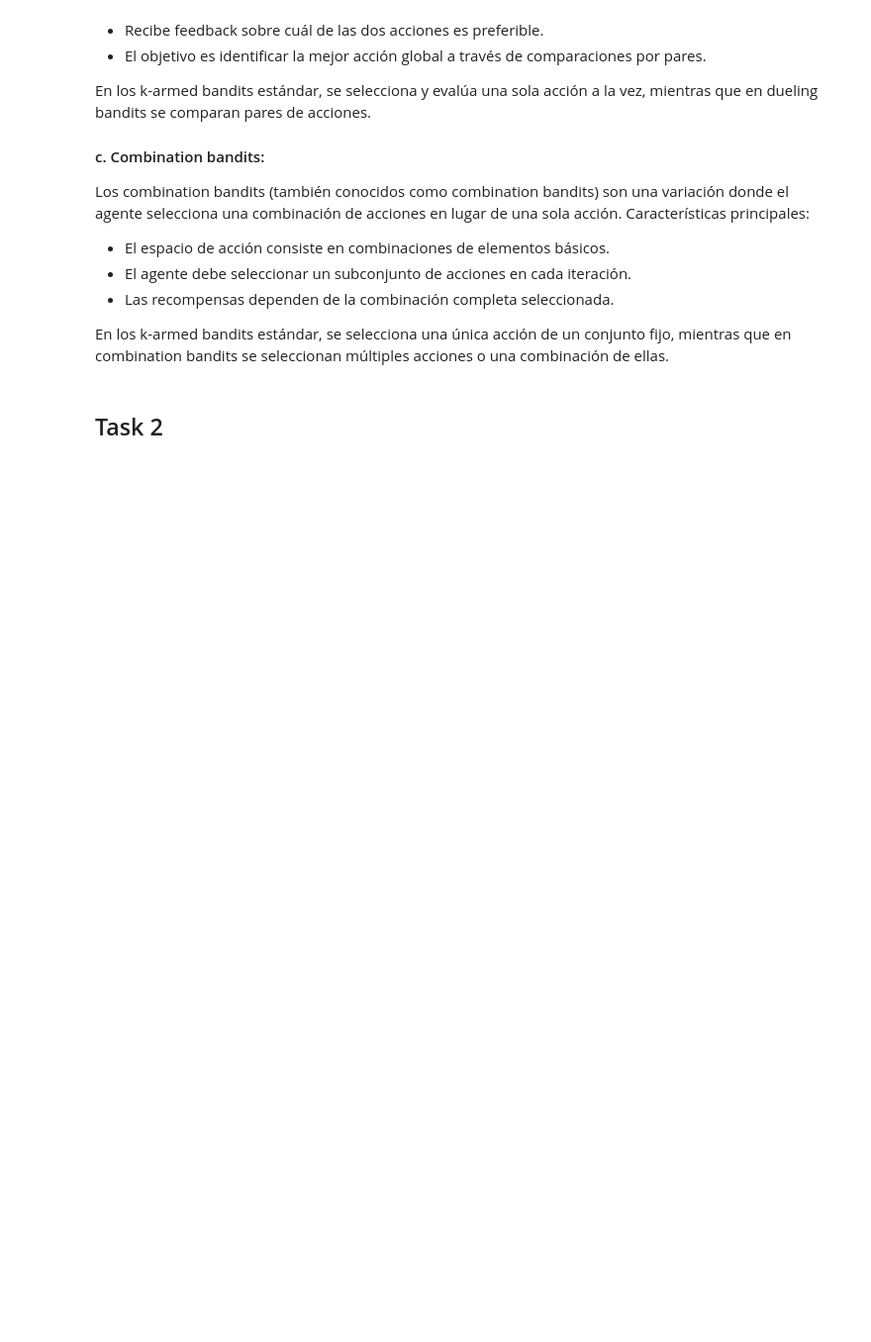
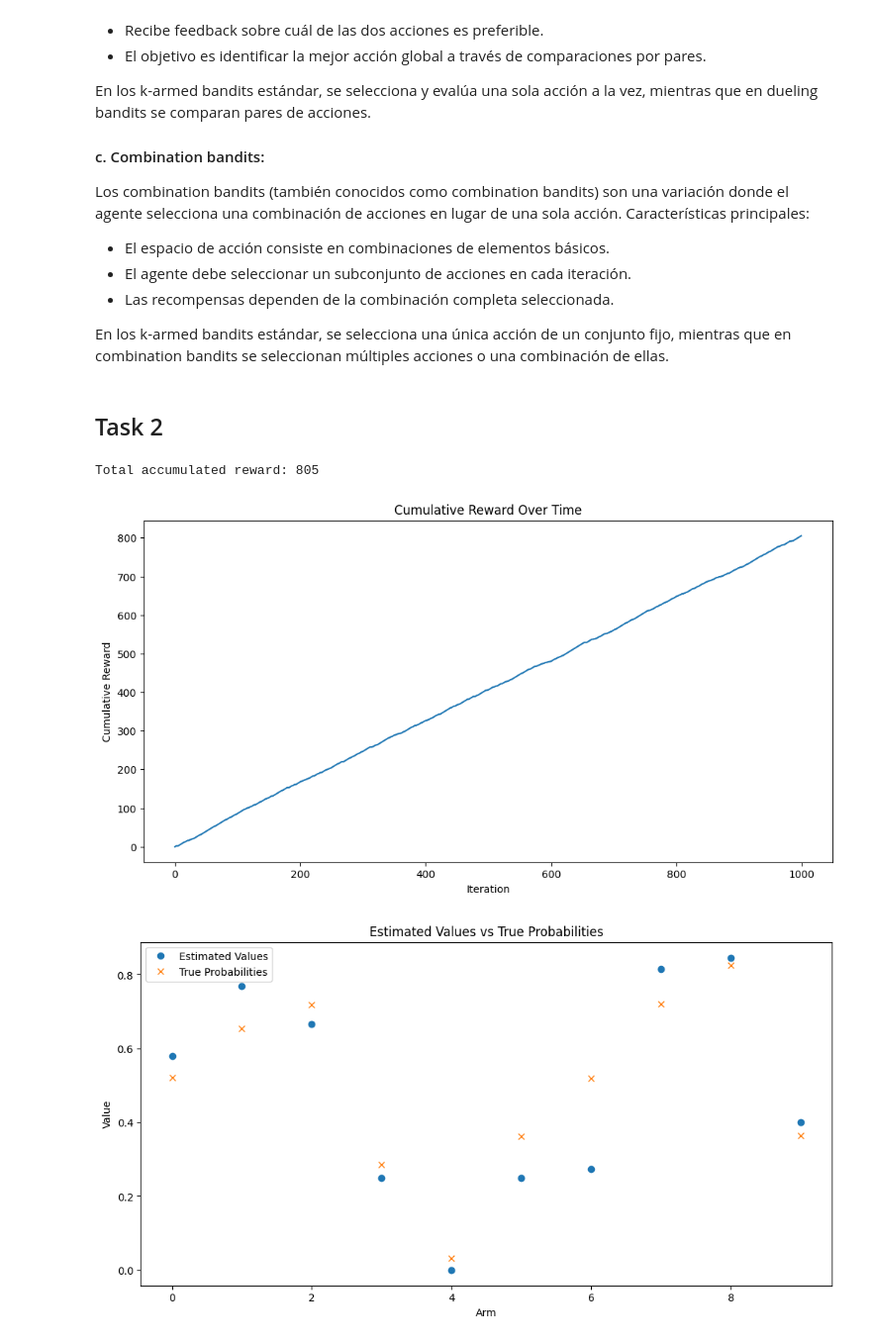
Before and after one commit to MarianoReyes/Lab1_RL, a Jupyter notebook: lab1.ipynb, the cells around one changed output. Shown at 99% size. Drawn from its saved outputs; the diff is of its cells as text; code cells hidden in the pictures; blank space fills up the shorter version.

```diff
--- a/lab1.ipynb
+++ b/lab1.ipynb
@@ -61,3 +61,72 @@ Características principales:
 En los k-armed bandits estándar, se selecciona una única acción de un conjunto fijo, mientras que en combination bandits se seleccionan múltiples acciones o una combinación de ellas.
 # %% [markdown]
 ## Task 2
+# %%
+import numpy as np
+import matplotlib.pyplot as plt
+
+class Bandit:
+    def __init__(self, n_arms=10):
+        self.n_arms = n_arms
+        self.probabilities = np.random.rand(n_arms)
+
+    def pull(self, arm):
+        return 1 if np.random.rand() < self.probabilities[arm] else 0
+
+class Agent:
+    def __init__(self, n_arms=10, epsilon=0.1):
+        self.n_arms = n_arms
+        self.epsilon = epsilon
+        self.estimates = np.zeros(n_arms)
+        self.counts = np.zeros(n_arms)
+
+    def select_arm(self):
+        if np.random.rand() < self.epsilon:
+            return np.random.randint(self.n_arms)
+        else:
+            return np.argmax(self.estimates)
+
+    def update_estimates(self, arm, reward):
+        self.counts[arm] += 1
+        self.estimates[arm] += (reward - self.estimates[arm]) / self.counts[arm]
+
+# Initialize Bandit and Agent
+bandit = Bandit()
+agent = Agent(epsilon=0.1)
+
+# Run simulation for 1,000 iterations
+n_iterations = 1000
+total_reward = 0
+cumulative_rewards = []
+
+for _ in range(n_iterations):
+    arm = agent.select_arm()
+    reward = bandit.pull(arm)
+    agent.update_estimates(arm, reward)
+    total_reward += reward
+    cumulative_rewards.append(total_reward)
+
+# Print total accumulated reward
+print("Total accumulated reward:", total_reward)
+
+# Plot cumulative rewards
+plt.figure(figsize=(12, 6))
+plt.plot(cumulative_rewards)
+plt.xlabel("Iteration")
+plt.ylabel("Cumulative Reward")
+plt.title("Cumulative Reward Over Time")
+plt.show()
+
+# Plot estimated values vs true probabilities
+plt.figure(figsize=(12, 6))
+plt.plot(agent.estimates, 'o', label="Estimated Values")
+plt.plot(bandit.probabilities, 'x', label="True Probabilities")
+plt.xlabel("Arm")
+plt.ylabel("Value")
+plt.title("Estimated Values vs True Probabilities")
+plt.legend()
+plt.show()
+# %% [output]
+Total accumulated reward: 805
+[figure, added]
+[figure, added]
```
